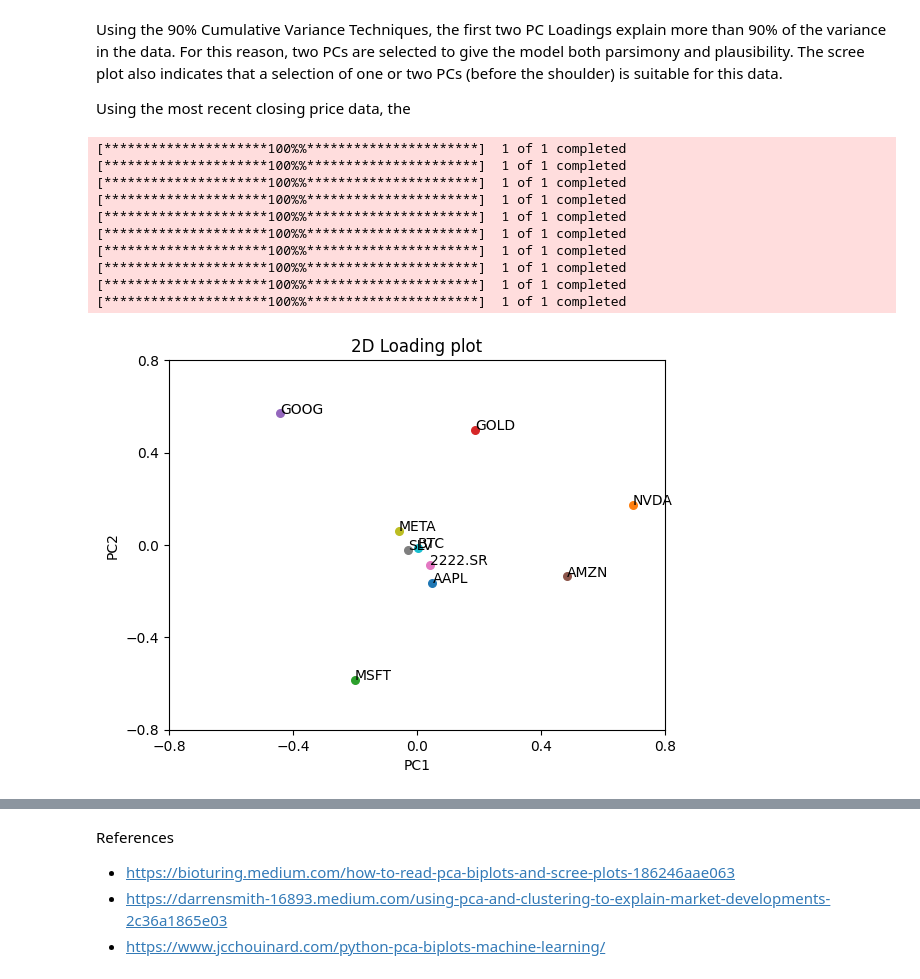
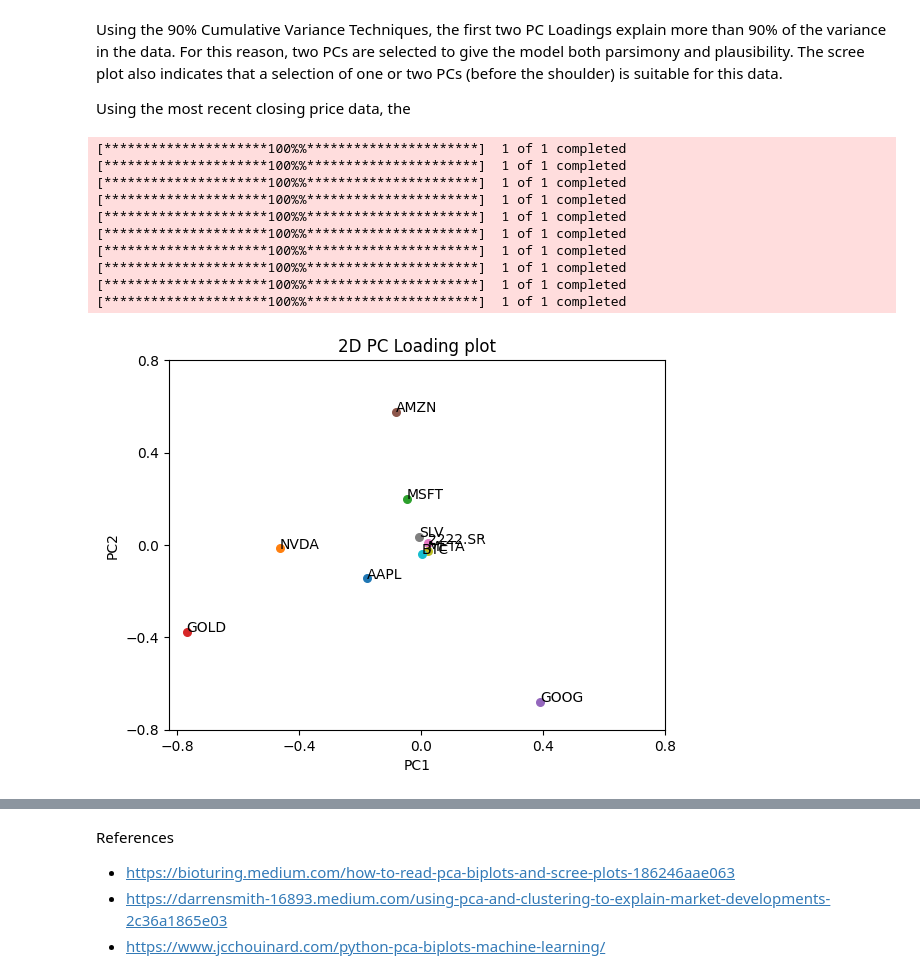
Before and after one commit to saaadiqh/PCA-and-Clustering-in-Finance-Demo, a Jupyter notebook: main.ipynb, the cells around one changed output, grey strips where cells are left out. Cells and saved outputs as stored; diff of their text form; code cells hidden in the pictures.

```diff
--- a/main.ipynb
+++ b/main.ipynb
@@ -90,8 +90,19 @@ class Portfolio:
         plt.ylabel('PC2')
 
         # Show plot
-        plt.title('2D Loading plot')
+        plt.title('2D PC Loading plot')
         plt.show()
+
+    def plot_scatterplot(self, number_of_days=30):
+        df = self.returns
+        t = self.pc_loadings
+        for i, date_ in enumerate(df.tail(number_of_days).index):
+            x = sum(t.PC1 * df.iloc[i].values)
+            y = sum(t.PC2 * df.iloc[i].values)
+            plt.scatter(x, y, s=100)
+        plt.xlabel('PC1')
+        plt.ylabel('PC2')
+        plt.title(f'2D Scatter PC Scores Plot of Returns Data for the last {number_of_days} Days')
 # %%
 portfolio1 = Portfolio(['AAPL', 'NVDA', 'MSFT', 'GOLD', 'GOOG', 'AMZN', '2222.SR', 'SLV', 'META', 'BTC'])
 portfolio1.plot_variances(number_of_days=720, periods=30)
@@ -112,16 +123,16 @@ Using the 90% Cumulative Variance Techniques, the first two PC Loadings explain
 
 Using the most recent closing price data, the
 # %%
-portfolio1.plot_loadings()
+portfolio1.plot_loadings(number_of_days=720, periods=14)
 # %% [output]
 [*********************100%%**********************]  1 of 1 completed
 [*********************100%%**********************]  1 of 1 completed
 [*********************100%%**********************]  1 of 1 completed
 [*********************100%%**********************]  1 of 1 completed
 [*********************100%%**********************]  1 of 1 completed
 [*********************100%%**********************]  1 of 1 completed
 [*********************100%%**********************]  1 of 1 completed
 [*********************100%%**********************]  1 of 1 completed
 [*********************100%%**********************]  1 of 1 completed
 [*********************100%%**********************]  1 of 1 completed
-[figure, old version]
+[figure, new version]
```
Also changed, not shown: parts of 4 cells of this notebook, 1 other file.
